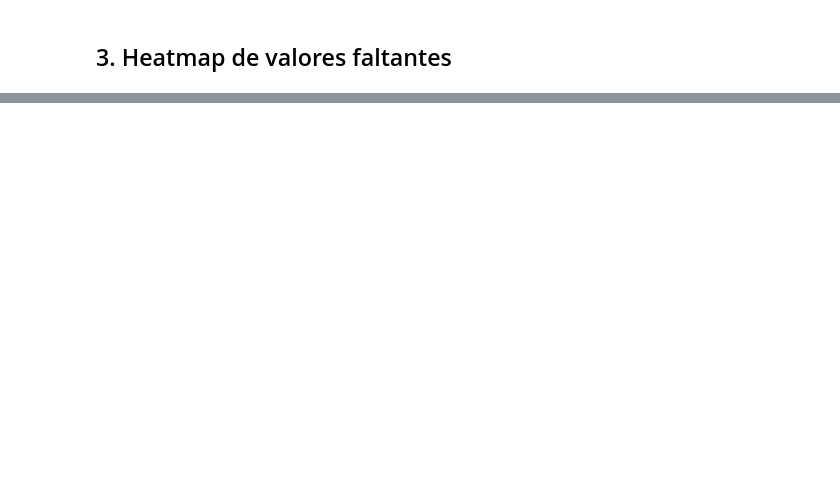
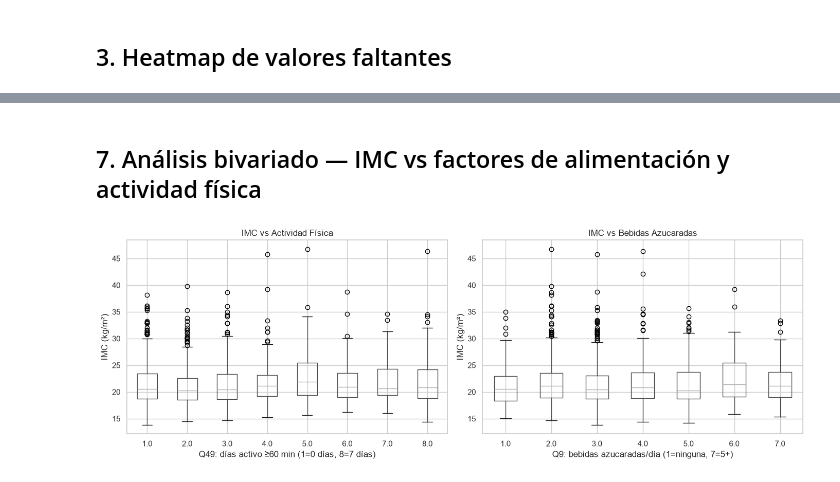
Before and after one commit to daiv05/model-risk-factors-adolescents-sv-2013, a Jupyter notebook: notebooks/01_data_exploration.ipynb, the cells around one changed output, grey strips where cells are left out. Drawn from its saved outputs; the diff is of its cells as text; code cells hidden in the pictures; blank space fills up the shorter version.

```diff
--- a/notebooks/01_data_exploration.ipynb
+++ b/notebooks/01_data_exploration.ipynb
@@ -75,0 +206,26 @@ plt.show()
+# %% [markdown]
+## 7. Análisis bivariado — IMC vs factores de alimentación y actividad física
+# %%
+# Boxplot de IMC por nivel de actividad física (Q49: días activo ≥60 min)
+# y por consumo de bebidas azucaradas (Q9)
+fig, axes = plt.subplots(1, 2, figsize=(14, 5))
+
+bmi_act = df[['bmi', 'Q49']].dropna()
+bmi_act.boxplot(column='bmi', by='Q49', ax=axes[0])
+axes[0].set_title('IMC según días de actividad física (Q49)')
+axes[0].set_xlabel('Q49: días activo ≥60 min (1=0 días, 8=7 días)')
+axes[0].set_ylabel('IMC (kg/m²)')
+plt.sca(axes[0]); plt.title('IMC vs Actividad Física')
+
+bmi_soda = df[['bmi', 'Q9']].dropna()
+bmi_soda.boxplot(column='bmi', by='Q9', ax=axes[1])
+axes[1].set_title('IMC según consumo de bebidas azucaradas (Q9)')
+axes[1].set_xlabel('Q9: bebidas azucaradas/día (1=ninguna, 7=5+)')
+axes[1].set_ylabel('IMC (kg/m²)')
+plt.sca(axes[1]); plt.title('IMC vs Bebidas Azucaradas')
+
+plt.suptitle('')
+plt.tight_layout()
+plt.show()
+# %% [output]
+[figure, added]
```
Also changed, not shown: parts of 22 cells of this notebook, 34 other files.
